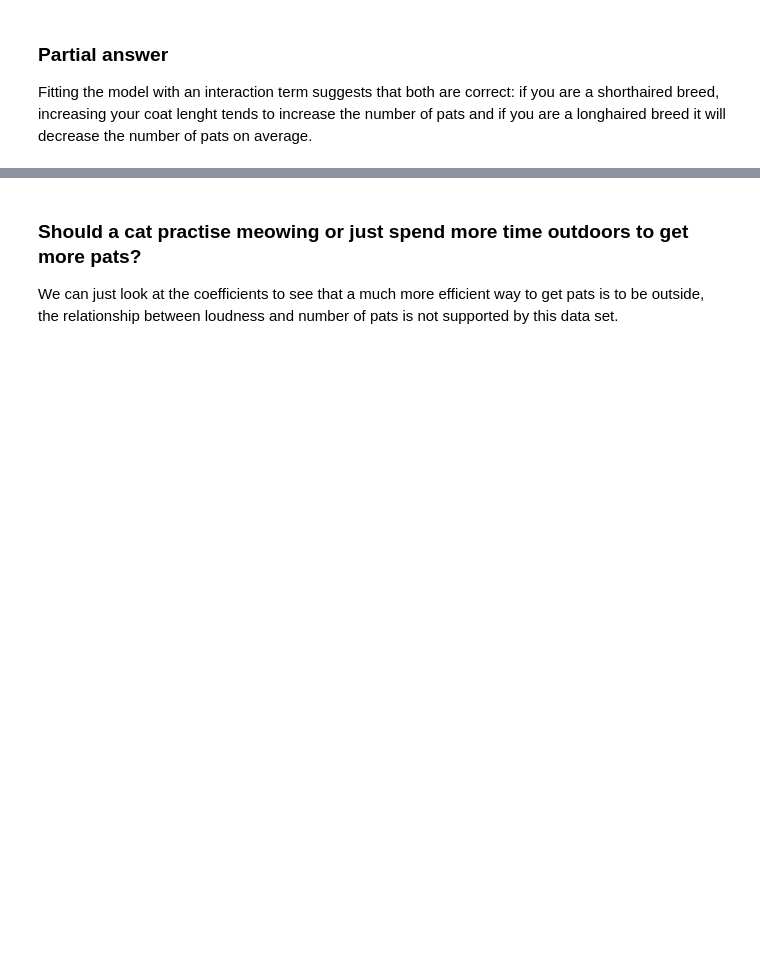
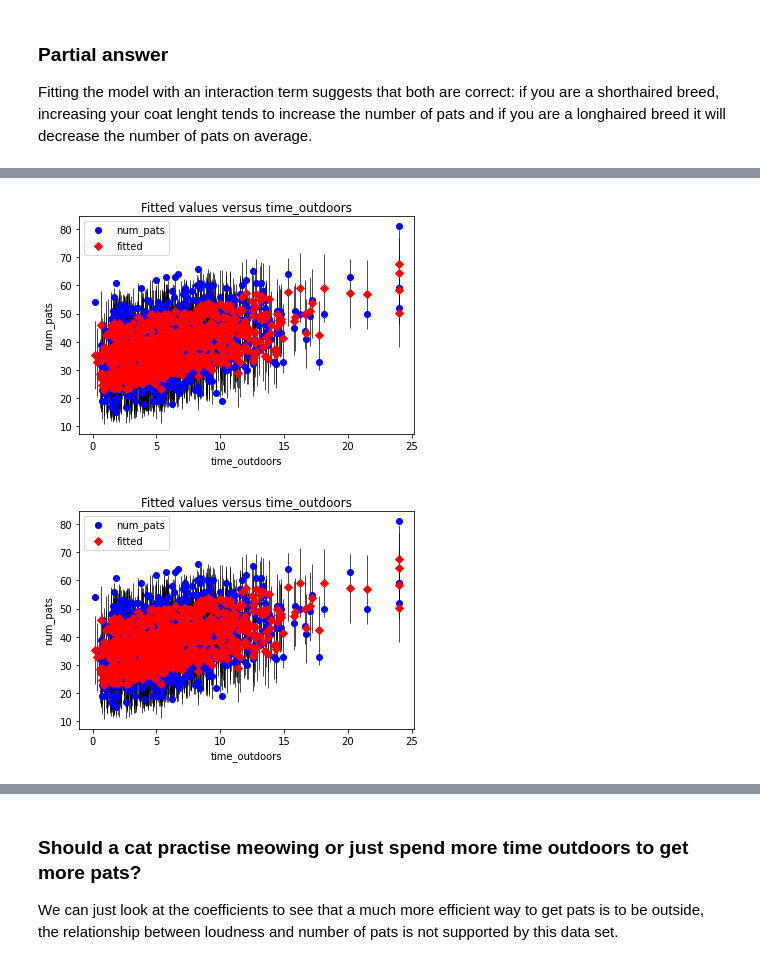
Before and after one commit to aezarebski/aas-extended-examples, a Jupyter notebook: example-2/example-2-answers.ipynb, the cells around one changed output, grey strips where cells are left out. Cells and saved outputs as stored; diff of their text form; code cells hidden in the pictures; blank space fills up the shorter version.

```diff
--- a/example-2/example-2-answers.ipynb
+++ b/example-2/example-2-answers.ipynb
@@ -310,0 +357,5 @@ Fitting the model with an interaction term suggests that both are correct: if yo
+# %%
+sm.graphics.plot_fit(lm_4c, "time_outdoors")
+# %% [output]
+[figure, added]
+[figure, added]
```
Also changed, not shown: parts of 13 cells of this notebook.
